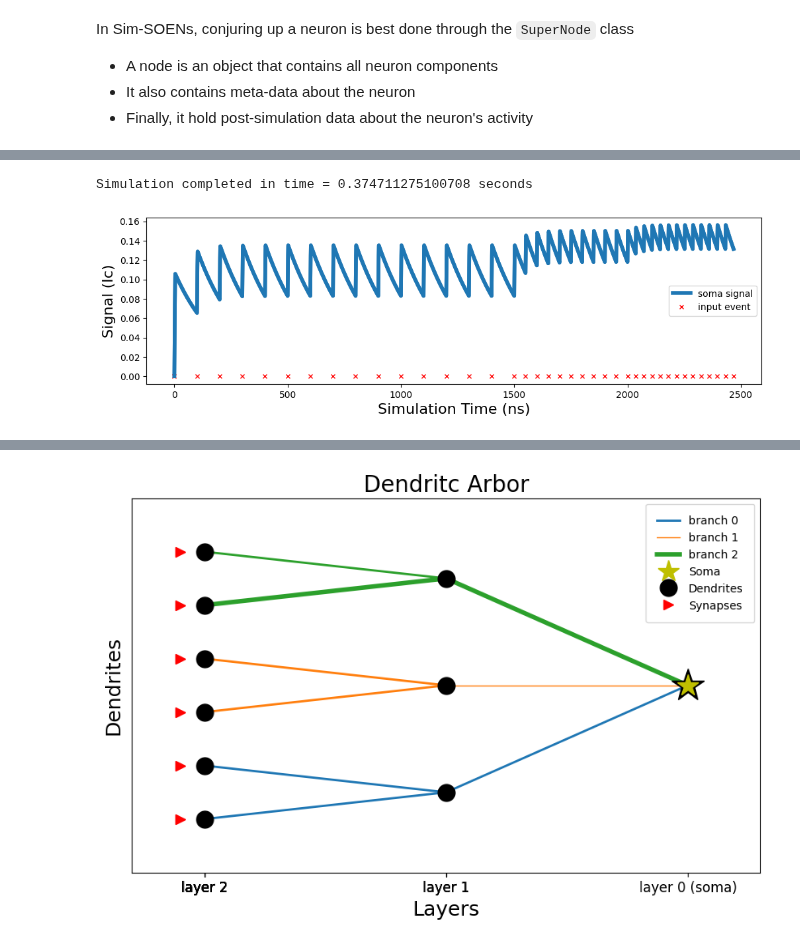
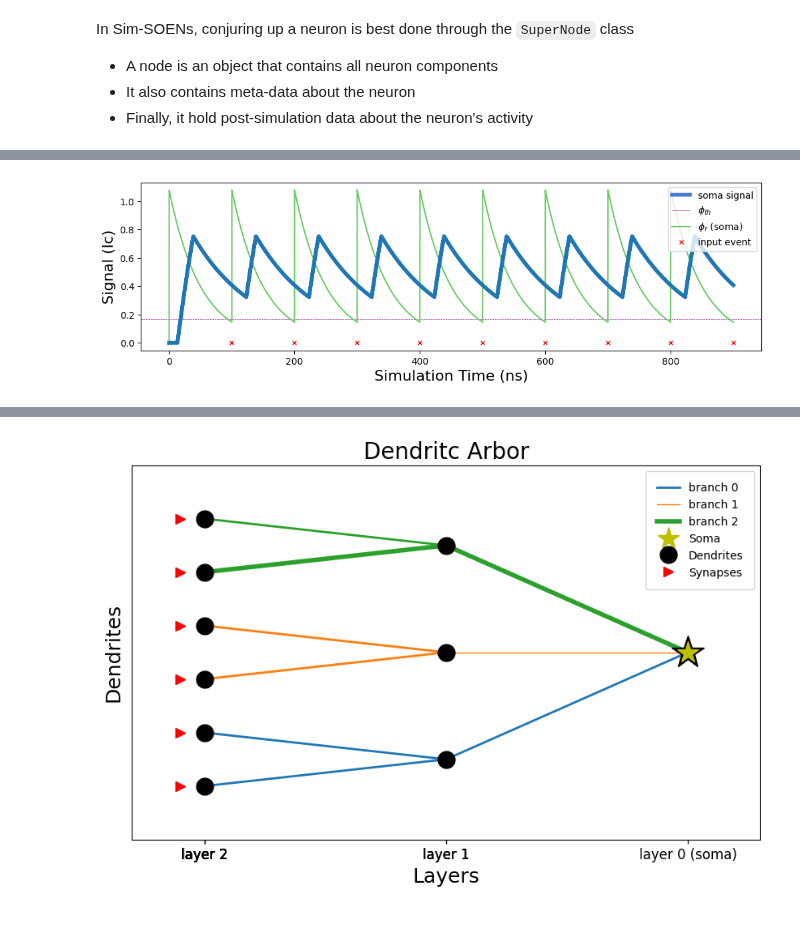
Before and after one commit to ryangitsit/sim_soens, a Jupyter notebook: tutorial_NICE.ipynb, the cells around one changed output, grey strips where cells are left out. Cells and saved outputs as stored; diff of their text form; code cells hidden in the pictures.

```diff
--- a/tutorial_NICE.ipynb
+++ b/tutorial_NICE.ipynb
@@ -144,21 +222,21 @@ It can be seen that for different values of $i_b$, greater $r_{fq}$ values can b
 # %%
-times = np.concatenate([np.arange(0,1500,100),np.arange(1500,2000,50),np.arange(2000,2500,36)])
+times = np.arange(0,1000,100)
 indices = np.zeros(len(times)).astype(int)
 def_spikes = [indices,times]
 input = SuperInput(channels=1, type='defined', defined_spikes=def_spikes, duration=np.max(times))
 
 node = SuperNode(
     s_th    = 100,          # spiking threshold    (you choose)
-    ib_n    = 1.4,          # bias current         (must be between 1.4 and 2.05)
-    tau_ni  = 200,          # time constant        (and positive value)
-    beta_ni = 2*np.pi*1e3,  # inductance parameter (just change the exponent)
+    ib_n    = 1.8,          # bias current         (must be between 1.4 and 2.05)
+    tau_ni  = 100,          # time constant        (and positive value)
+    beta_ni = 2*np.pi*1e2,  # inductance parameter (just change the exponent)
+    w_sd=2.5,               # determines coupling strength of synapse to dendrite
     )
 
 node.uniform_input(input)
 
 net = network(sim=True,dt=.1,tf=np.max(times),nodes=[node])
 
-node.plot_neuron_activity(net,spikes=True,input=input)
+node.plot_neuron_activity(net,spikes=True,input=input,phir=True,ref=False)
 # %% [output]
-Simulation completed in time = 0.374711275100708 seconds
-[figure, old version]
+[figure, new version]
```
Also changed, not shown: parts of 22 cells of this notebook, 1 other file.
